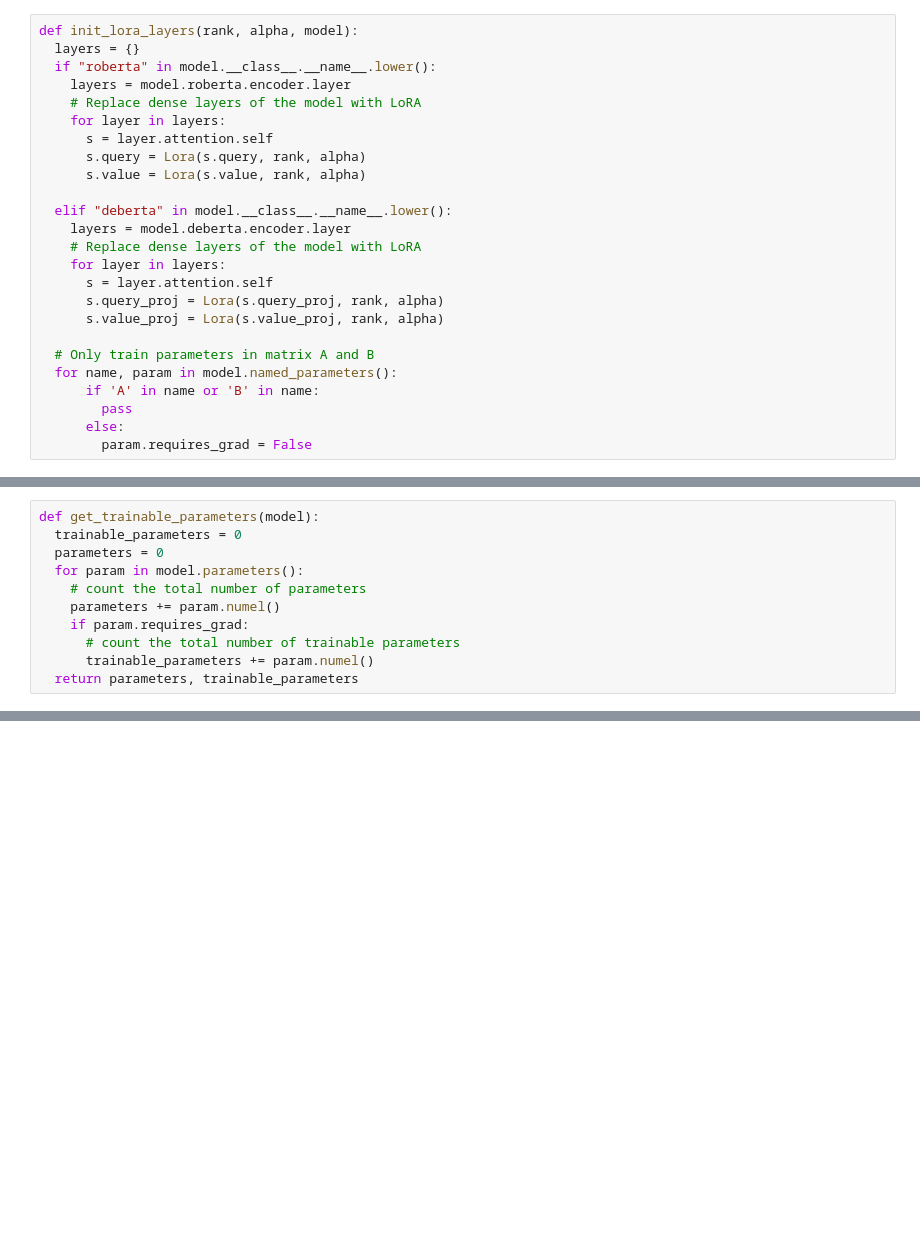
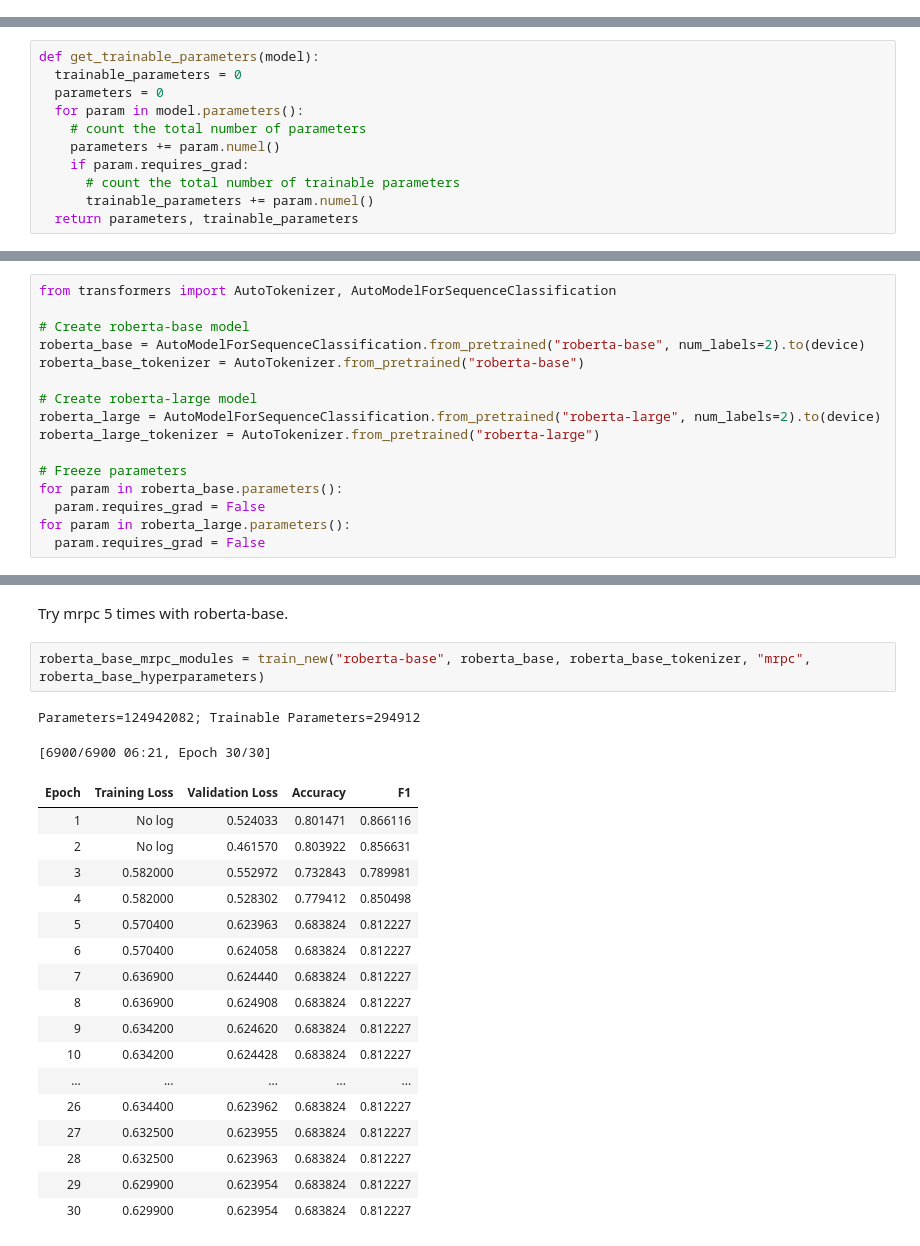
Before and after one commit to danjshaw/ece57000-finalProject, a Jupyter notebook: LoRA_NLU.ipynb, the cells around one changed output, grey strips where cells are left out. Saved outputs shown, nothing was run; the diff lists cells and outputs as text; blank space fills up the shorter version.

```diff
--- a/LoRA_NLU.ipynb
+++ b/LoRA_NLU.ipynb
@@ -56,25 +59,0 @@ class Lora(nn.Module):
-# %%
-def init_lora_layers(rank, alpha, model):
-  layers = {}
-  if "roberta" in model.__class__.__name__.lower():
-    layers = model.roberta.encoder.layer
-    # Replace dense layers of the model with LoRA
-    for layer in layers:
-      s = layer.attention.self
-      s.query = Lora(s.query, rank, alpha)
-      s.value = Lora(s.value, rank, alpha)
-
-  elif "deberta" in model.__class__.__name__.lower():
-    layers = model.deberta.encoder.layer
-    # Replace dense layers of the model with LoRA
-    for layer in layers:
-      s = layer.attention.self
-      s.query_proj = Lora(s.query_proj, rank, alpha)
-      s.value_proj = Lora(s.value_proj, rank, alpha)
-
-  # Only train parameters in matrix A and B
-  for name, param in model.named_parameters():
-      if 'A' in name or 'B' in name:
-        pass
-      else:
-        param.requires_grad = False
@@ -568,0 +405,16 @@ Parameters=124941313; Trainable Parameters=294912
+# %%
+from transformers import AutoTokenizer, AutoModelForSequenceClassification
+
+# Create roberta-base model
+roberta_base = AutoModelForSequenceClassification.from_pretrained("roberta-base", num_labels=2).to(device)
+roberta_base_tokenizer = AutoTokenizer.from_pretrained("roberta-base")
+
+# Create roberta-large model
+roberta_large = AutoModelForSequenceClassification.from_pretrained("roberta-large", num_labels=2).to(device)
+roberta_large_tokenizer = AutoTokenizer.from_pretrained("roberta-large")
+
+# Freeze parameters
+for param in roberta_base.parameters():
+  param.requires_grad = False
+for param in roberta_large.parameters():
+  param.requires_grad = False
@@ -568,0 +565,24 @@ Parameters=124941313; Trainable Parameters=294912
+# %% [markdown]
+Try mrpc 5 times with roberta-base.
+# %%
+roberta_base_mrpc_modules = train_new("roberta-base", roberta_base, roberta_base_tokenizer, "mrpc", roberta_base_hyperparameters)
+# %% [output]
+Parameters=124942082; Trainable Parameters=294912
+[6900/6900 06:21, Epoch 30/30]
+| Epoch | Training Loss | Validation Loss | Accuracy | F1 |
+| 1 | No log | 0.524033 | 0.801471 | 0.866116 |
+| 2 | No log | 0.461570 | 0.803922 | 0.856631 |
+| 3 | 0.582000 | 0.552972 | 0.732843 | 0.789981 |
+| 4 | 0.582000 | 0.528302 | 0.779412 | 0.850498 |
+| 5 | 0.570400 | 0.623963 | 0.683824 | 0.812227 |
+| 6 | 0.570400 | 0.624058 | 0.683824 | 0.812227 |
+| 7 | 0.636900 | 0.624440 | 0.683824 | 0.812227 |
+| 8 | 0.636900 | 0.624908 | 0.683824 | 0.812227 |
+| 9 | 0.634200 | 0.624620 | 0.683824 | 0.812227 |
+| 10 | 0.634200 | 0.624428 | 0.683824 | 0.812227 |
+| ... | ... | ... | ... | ... |
+| 26 | 0.634400 | 0.623962 | 0.683824 | 0.812227 |
+| 27 | 0.632500 | 0.623955 | 0.683824 | 0.812227 |
+| 28 | 0.632500 | 0.623963 | 0.683824 | 0.812227 |
+| 29 | 0.629900 | 0.623954 | 0.683824 | 0.812227 |
+| 30 | 0.629900 | 0.623954 | 0.683824 | 0.812227 |
```
Also changed, not shown: parts of 55 cells of this notebook.
